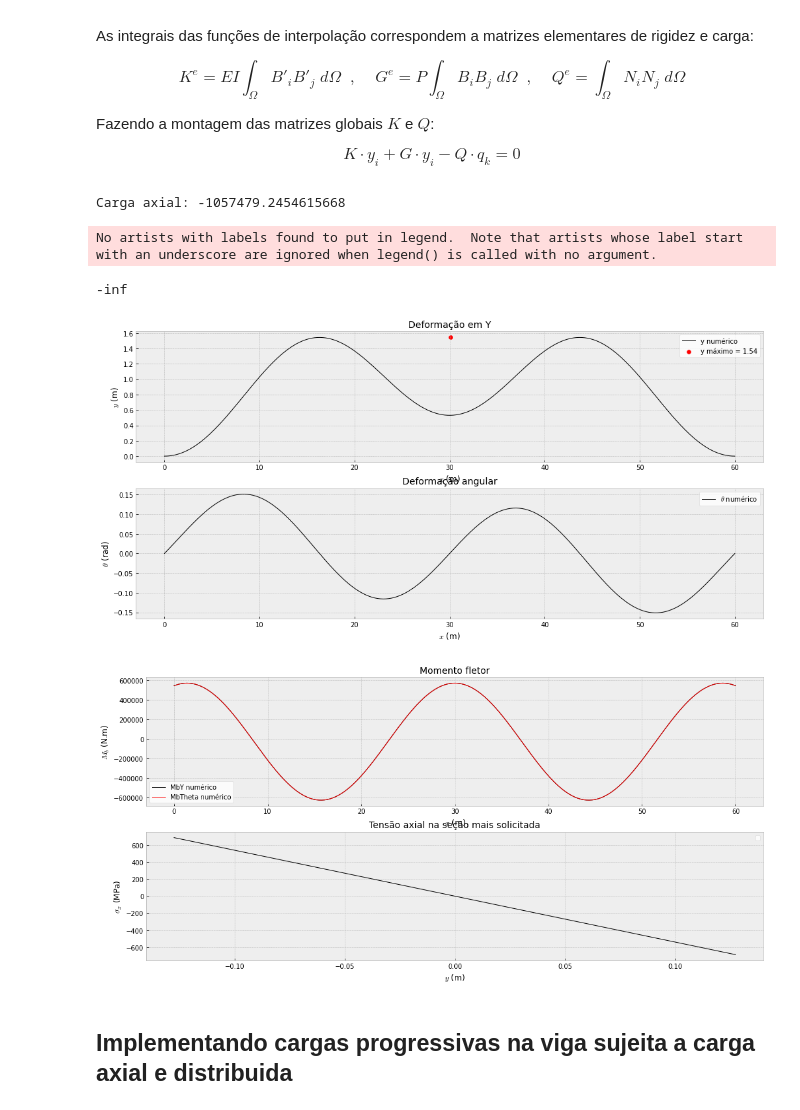
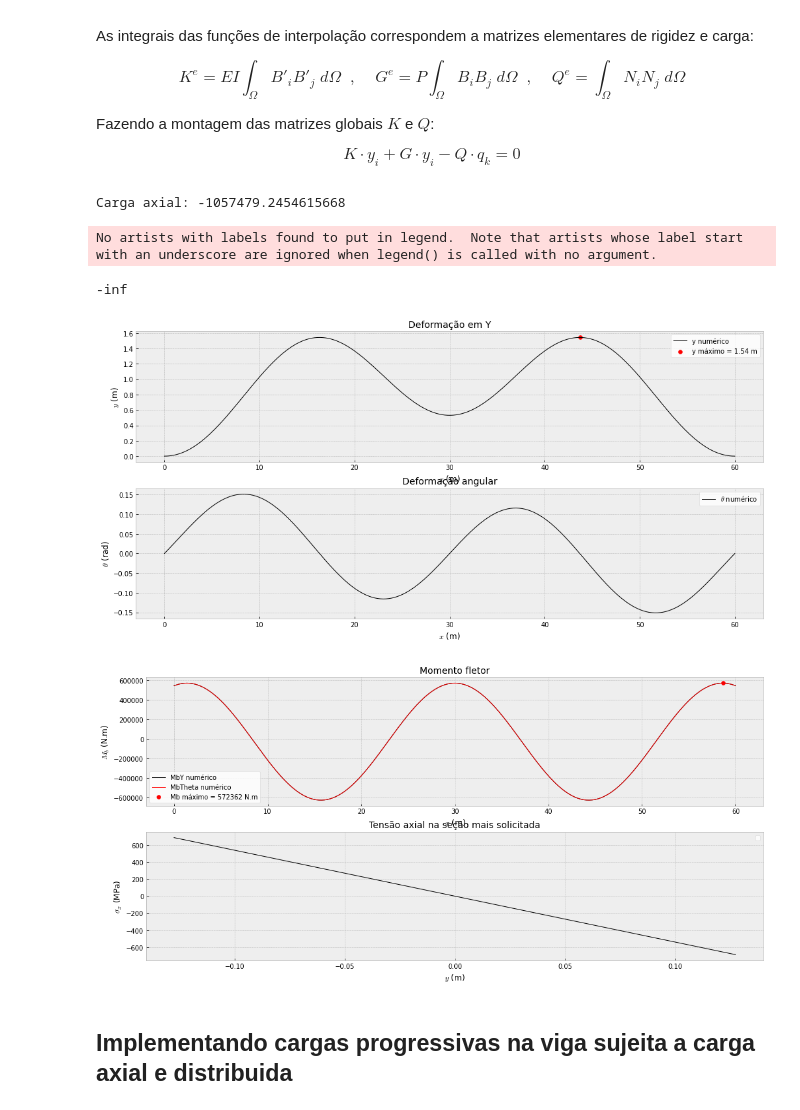
Before and after one commit to jpedro-rod/ElementosFinitos, a Jupyter notebook: MEF_Estrutural.ipynb, the cells around one changed output. Drawn from its saved outputs; the diff is of its cells as text; code cells hidden in the pictures.

```diff
--- a/MEF_Estrutural.ipynb
+++ b/MEF_Estrutural.ipynb
@@ -1070,6 +1070,9 @@ SOL = SOL.reshape((int(nGL/2),2))
 Y = SOL[:,0]
 Theta = SOL[:,1]
 
+index_Ymax = np.where(Y == max(Y))   # for plotting max Y
+index_Ymax = index_Ymax[0][0]
+
 # curvatura (por diferenças centradas de ordem 2)
 d2Y = np.empty(len(Y))
 
@@ -1099,10 +1102,16 @@ for i in range(1,len(Theta)-1):
 
 # momento fletor e momento fletor maximo
 MbY = E*I*d2Y# em MPa
-MbYmax = E*I*np.max(d2Y) # N.m
+MbYmax = np.max(MbY) # N.m
+
+index_MbYmax = np.where(MbY == MbYmax)   # for plotting max MbY
+index_MbYmax = index_MbYmax[0][0]
 
 MbTheta = E*I*dTheta   # N.m
-MbThetamax = E*I*np.max(dTheta)  # N.m
+MbThetamax = np.max(MbTheta)  # N.m
+
+index_MbThetamax = np.where(MbTheta == MbThetamax)   # for plotting max MbTheta
+index_MbThetamax = index_MbThetamax[0][0]
 
 # tensão axial na secao mais solicitada
 Y_CrossSection = np.linspace(-OD/2.0, OD/2.0, nx)
@@ -1116,41 +1125,42 @@ plt.style.use('bmh')
 fig1, ((ax1), (ax2)) = plt.subplots(2, sharey=False, sharex=False, figsize = (17,8))
 
 ax1.plot(X,Y, color='k', linewidth=1.0, label=r'y numérico')
-ax1.scatter(X[int(len(X)/2)], max(Y), color='red', label=r'y máximo = {}'.format(np.around(max(Y), 2)))
+ax1.scatter(X[index_Ymax], max(Y), color='red', label=r'y máximo = {} m'.format(np.around(max(Y), 2)))
 ax1.set_title('Deformação em Y',fontdict={'fontsize':14})
 ax1.set_xlabel('$x$ (m)',fontdict={'fontsize':12})
 ax1.set_ylabel('$y$ (m)',fontdict={'fontsize':12})
 ax1.legend(loc='best',facecolor ='w')
 
 ax2.plot(X,Theta, color='k', linewidth=1.0, label=r'$\theta$ numérico')
 ax2.set_title('Deformação angular',fontdict={'fontsize':14})
 ax2.set_xlabel('$x$ (m)',fontdict={'fontsize':12})
 ax2.set_ylabel('$\\theta$ (rad)',fontdict={'fontsize':12})
 ax2.legend(loc='best',facecolor ='w')
 
 
 fig1, ((ax3), (ax4)) = plt.subplots(2, sharey=False, sharex=False, figsize = (17,8))
 
 ax3.plot(X,MbY, color='k', linewidth=1.0, label=r'MbY numérico')
 ax3.plot(X,MbTheta, 'r', linewidth=1.0, label=r'MbTheta numérico')
+ax3.scatter(X[index_MbYmax], MbYmax, color='red', label=r'Mb máximo = {} N.m'.format(int(MbYmax)))
 ax3.set_title('Momento fletor',fontdict={'fontsize':14})
 ax3.set_xlabel('$x$ (m)',fontdict={'fontsize':12})
 ax3.set_ylabel('$M_b$ (N.m)',fontdict={'fontsize':12})
 ax3.legend(loc='best',facecolor ='w')
 
 ax4.plot(Y_CrossSection,sigmab, color='k', linewidth=1.0)
 ax4.set_title('Tensão axial na seção mais solicitada',fontdict={'fontsize':14})
 ax4.set_xlabel('$y$ (m)',fontdict={'fontsize':12})
 ax4.set_ylabel('$\\sigma_x$ (MPa)',fontdict={'fontsize':12})
 ax4.legend(loc='best',facecolor ='w')
 
 plt.show()
 # %% [output]
 Carga axial: -1057479.2454615668
 No artists with labels found to put in legend.  Note that artists whose label start with an underscore are ignored when legend() is called with no argument.
 -inf
-[figure, old version]
+[figure, new version]
-[figure, old version]
+[figure, new version]
 # %% [markdown]
 ## Implementando cargas progressivas na viga sujeita a carga axial e distribuida
 # %% [markdown]
```
